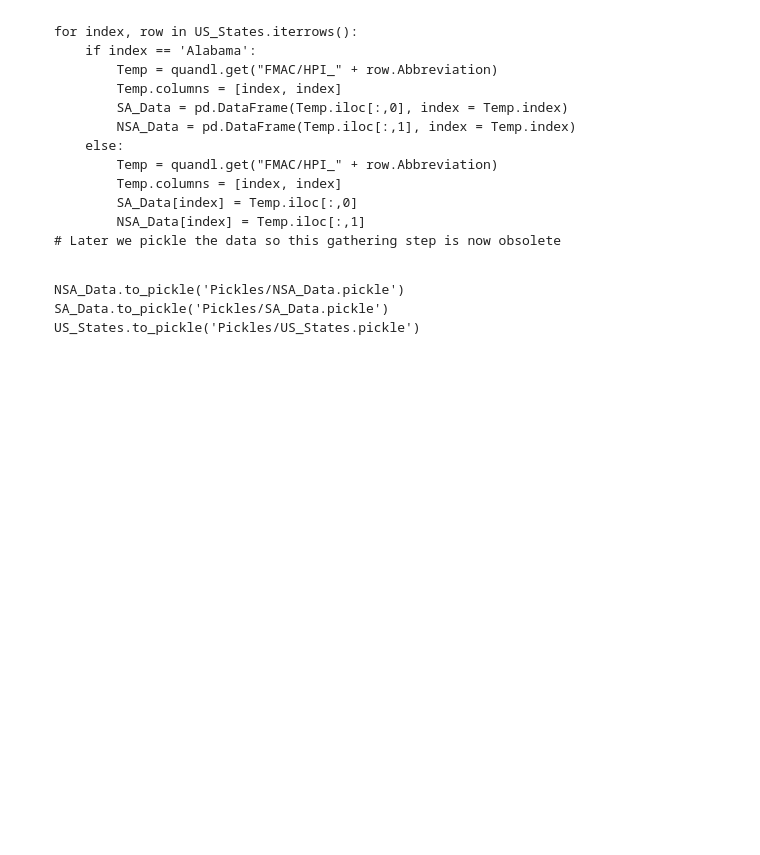
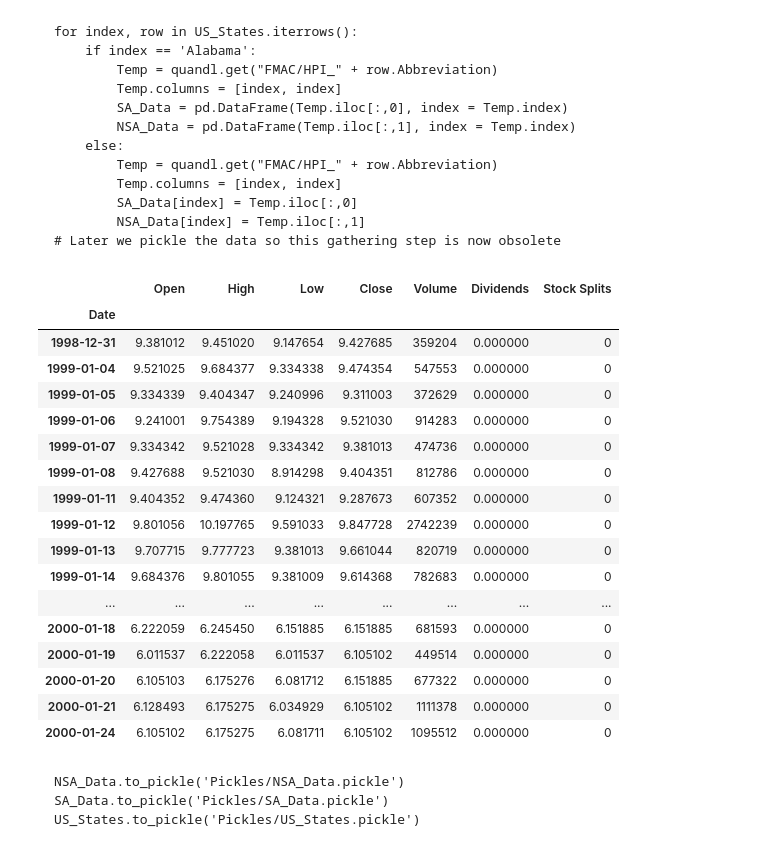
Before and after one commit to Alon-Shaaltiel/Hurricanes_US, a Jupyter notebook: Data_Collection.ipynb, the cells around one changed output. Drawn from its saved outputs; the diff is of its cells as text; code cells hidden in the pictures; blank space fills up the shorter version.

Commit message:
Started Adding Stocks

````diff
--- a/Data_Collection.ipynb
+++ b/Data_Collection.ipynb
@@ -43,6 +44,35 @@ for index, row in US_States.iterrows():
         NSA_Data[index] = Temp.iloc[:,1]
 # Later we pickle the data so this gathering step is now obsolete
 ```
+# %%
+# a Real-Estate publicly traded company in florida may be a good proxy for movments in the housing market.
+# There's an important advantage to stock data: a daily frequency!!!!
+# All the House Price Indices I found were (quite understandably) monthly, quarterly or yearly
+# and thus, would lessen the volatility and damage from acts of god.
+
+JOE_Data = yf.Ticker('JOE').history(period='1d', start='1999-1-1', end='2000-1-25')
+LEN_Data = yf.Ticker('LEN').history(period='1d', start='1999-1-1', end='2000-1-25')
+
+LEN_Data
+# %% [output]
+|  | Open | High | Low | Close | Volume | Dividends | Stock Splits |
+| Date |  |  |  |  |  |  |  |
+| 1998-12-31 | 9.381012 | 9.451020 | 9.147654 | 9.427685 | 359204 | 0.000000 | 0 |
+| 1999-01-04 | 9.521025 | 9.684377 | 9.334338 | 9.474354 | 547553 | 0.000000 | 0 |
+| 1999-01-05 | 9.334339 | 9.404347 | 9.240996 | 9.311003 | 372629 | 0.000000 | 0 |
+| 1999-01-06 | 9.241001 | 9.754389 | 9.194328 | 9.521030 | 914283 | 0.000000 | 0 |
+| 1999-01-07 | 9.334342 | 9.521028 | 9.334342 | 9.381013 | 474736 | 0.000000 | 0 |
+| 1999-01-08 | 9.427688 | 9.521030 | 8.914298 | 9.404351 | 812786 | 0.000000 | 0 |
+| 1999-01-11 | 9.404352 | 9.474360 | 9.124321 | 9.287673 | 607352 | 0.000000 | 0 |
+| 1999-01-12 | 9.801056 | 10.197765 | 9.591033 | 9.847728 | 2742239 | 0.000000 | 0 |
+| 1999-01-13 | 9.707715 | 9.777723 | 9.381013 | 9.661044 | 820719 | 0.000000 | 0 |
+| 1999-01-14 | 9.684376 | 9.801055 | 9.381009 | 9.614368 | 782683 | 0.000000 | 0 |
+| ... | ... | ... | ... | ... | ... | ... | ... |
+| 2000-01-18 | 6.222059 | 6.245450 | 6.151885 | 6.151885 | 681593 | 0.000000 | 0 |
+| 2000-01-19 | 6.011537 | 6.222058 | 6.011537 | 6.105102 | 449514 | 0.000000 | 0 |
+| 2000-01-20 | 6.105103 | 6.175276 | 6.081712 | 6.151885 | 677322 | 0.000000 | 0 |
+| 2000-01-21 | 6.128493 | 6.175275 | 6.034929 | 6.105102 | 1111378 | 0.000000 | 0 |
+| 2000-01-24 | 6.105102 | 6.175275 | 6.081711 | 6.105102 | 1095512 | 0.000000 | 0 |
 # %% [markdown]
 ```
 NSA_Data.to_pickle('Pickles/NSA_Data.pickle')
````
Also changed, not shown: parts of 3 cells of this notebook, 1 other file.
